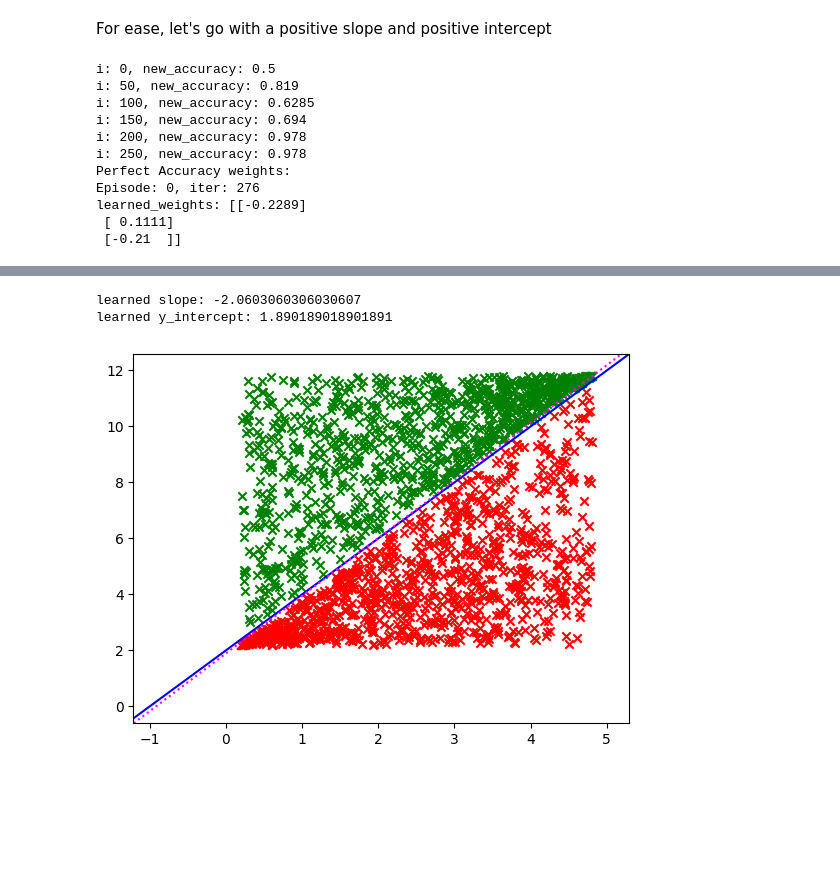
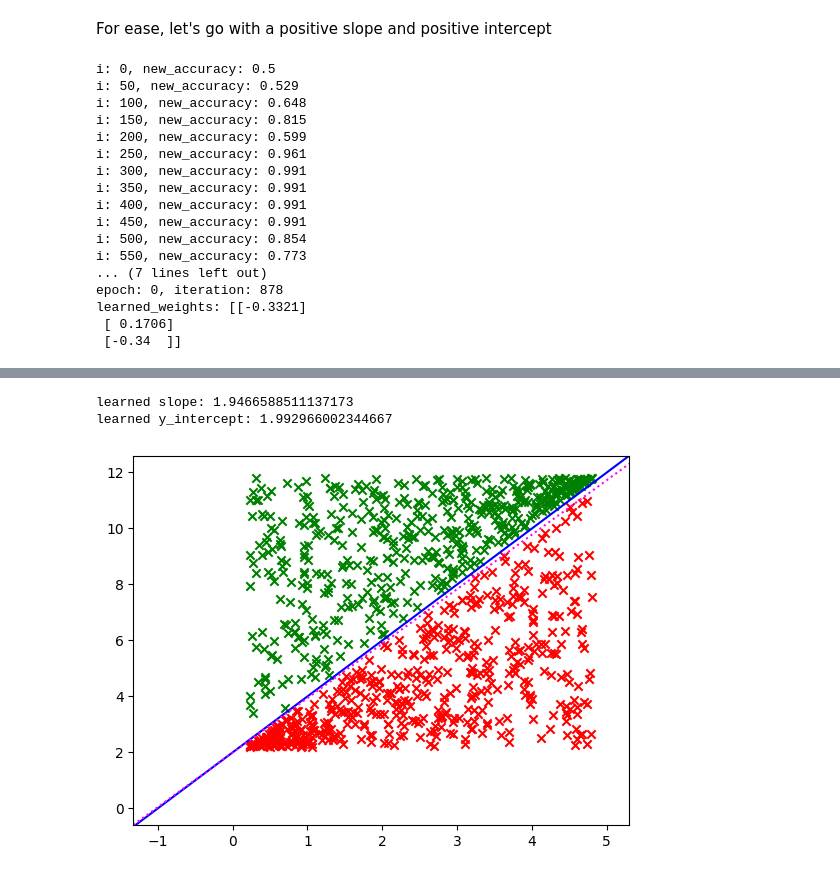
Before and after one commit to boyko11/perceptron, a Jupyter notebook: perceptron.ipynb, the cells around one changed output, grey strips where cells are left out. Cells and saved outputs as stored; diff of their text form; code cells hidden in the pictures; blank space fills up the shorter version.

```diff
--- a/perceptron.ipynb
+++ b/perceptron.ipynb
@@ -169,7 +169,7 @@ def accuracy(labels, projections):
 def do_stochastic_perceptron(feature_data, labels, learning_rate, initial_weights, num_epochs=1):
 
     weights = initial_weights
-    for episode in range(num_epochs):
+    for epoch in range(num_epochs):
         for i in range(feature_data.shape[0]):
             feature_data_record = feature_data[i, :]
             label = labels[i]
@@ -196,8 +196,7 @@ def do_stochastic_perceptron(feature_data, labels, learning_rate, initial_weight
 
             if accuracy_score == 1:
                 print("Perfect Accuracy weights: ")
-                print(f'Episode: {episode}, iter: {i}')
-
+                print(f'epoch: {epoch}, iteration: {i}')
                 return weights
 
     return weights
@@ -206,7 +205,7 @@ For ease, let's go with a positive slope and positive intercept
 # %%
 this_slope = 2
 this_intercept = 2
-this_num_data_points = 1000
+this_num_data_points = 500
 this_separation_margin = 0.2
 
 this_training_records = generate_data_around_straight_line(slope=this_slope, intercept=this_intercept,
@@ -221,23 +220,29 @@ this_feature_data = this_training_records[:, :this_num_features]
 this_labels = np.reshape(this_training_records[:, -1], (this_training_records.shape[0], 1))
 
 this_learning_rate = 0.01
-this_num_epochs = 5
+this_num_epochs = 10
 
 learned_weights = do_stochastic_perceptron(this_feature_data, this_labels, this_learning_rate, this_init_weights,
                                           this_num_epochs)
 
-print(f'learned_weights: {learned_weights}')
+print(f'learned_weights:\n{learned_weights}')
 # %% [output]
 i: 0, new_accuracy: 0.5
-i: 50, new_accuracy: 0.819
-i: 100, new_accuracy: 0.6285
-i: 150, new_accuracy: 0.694
-i: 200, new_accuracy: 0.978
-i: 250, new_accuracy: 0.978
-Perfect Accuracy weights:
-Episode: 0, iter: 276
-learned_weights: [[-0.2289]
- [ 0.1111]
- [-0.21  ]]
+i: 50, new_accuracy: 0.529
+i: 100, new_accuracy: 0.648
+i: 150, new_accuracy: 0.815
+i: 200, new_accuracy: 0.599
+i: 250, new_accuracy: 0.961
+i: 300, new_accuracy: 0.991
+i: 350, new_accuracy: 0.991
+i: 400, new_accuracy: 0.991
+i: 450, new_accuracy: 0.991
+i: 500, new_accuracy: 0.854
+i: 550, new_accuracy: 0.773
+... (7 lines left out)
+epoch: 0, iteration: 878
+learned_weights: [[-0.3321]
+ [ 0.1706]
+ [-0.34  ]]
 # %% [markdown]
 The learned weights are a vector
@@ -270,30 +270,36 @@ $$x =-w_3/w_1 => $$
 
 $$Point_2 = (-w_3/w_1, 0)$$
 # %%
-w1 = learned_weights[0, 0]
-w2 = learned_weights[1, 0]
-w3 = learned_weights[2, 0]
+def plot_decision_boundary(plot_of_records_and_actual_boundary, weights):
 
-decision_boundary_x1 = 0
-decision_boundary_y1 = -w3/w2
+    w1 = weights[0, 0]
+    w2 = weights[1, 0]
+    w3 = weights[2, 0]
 
-decision_boundary_x2 = -w3/w1
-decision_boundary_y2 = 0
+    decision_boundary_x1 = 0
+    decision_boundary_y1 = -w3/w2
 
-# rise over run
-m = decision_boundary_y1/decision_boundary_x2
-print(f'learned slope: {m}')
-y_intercept = decision_boundary_y1
-print(f'learned y_intercept: {y_intercept}')
+    decision_boundary_x2 = -w3/w1
+    decision_boundary_y2 = 0
 
-# Now let's plot the points with the actual decision boundary(blue) and the learned one(magenta dotted)
+    # rise over run
+    m = (decision_boundary_y2 - decision_boundary_y1)/(decision_boundary_x2 - decision_boundary_x1)
+    print(f'learned slope: {m}')
+    y_intercept = decision_boundary_y1
+    print(f'learned y_intercept: {y_intercept}')
+
+    # Now let's plot the points with the actual decision boundary(blue) and the learned one(magenta dotted)
+    plot_of_records_and_actual_boundary.axline((decision_boundary_x1, decision_boundary_y1), (decision_boundary_x2, decision_boundary_y2),
+                     c='magenta', linestyle="dotted")
+
+    return plot_of_records_and_actual_boundary
+
 
 this_plot = plot_records(records=this_training_records, slope=this_slope, intercept=this_intercept, x_min=this_x_min,
                   x_max=this_x_max)
-this_plot.axline((decision_boundary_x1, decision_boundary_y1), (decision_boundary_x2, decision_boundary_y2),
-                 c='magenta', linestyle="dotted")
+this_plot = plot_decision_boundary(this_plot, learned_weights)
 this_plot.show()
 # %% [output]
-learned slope: -2.0603060306030607
-learned y_intercept: 1.890189018901891
+learned slope: 1.9466588511137173
+learned y_intercept: 1.992966002344667
-[figure, old version]
+[figure, new version]
```
Also changed, not shown: parts of 8 cells of this notebook, 1 other file.
